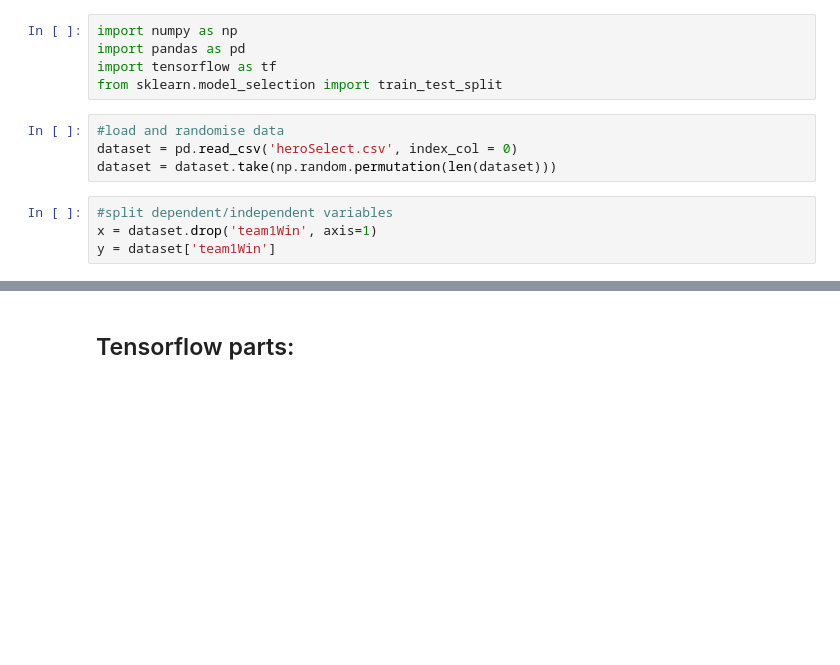
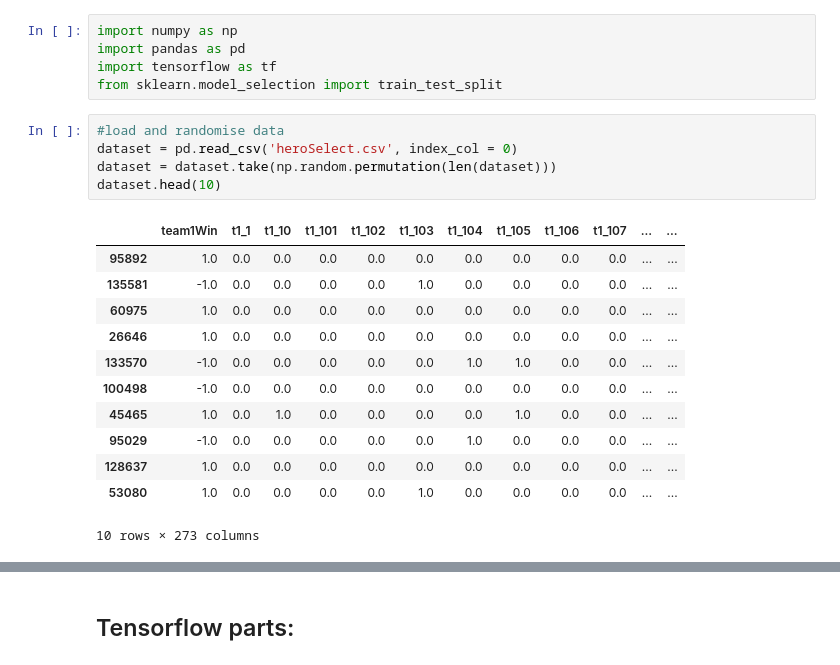
Before and after one commit to tim1234ltp/lol-predict, a Jupyter notebook: PredictByHero.ipynb, the cells around one changed output, grey strips where cells are left out. Drawn from its saved outputs; the diff is of its cells as text; blank space fills up the shorter version.

```diff
--- a/PredictByHero.ipynb
+++ b/PredictByHero.ipynb
@@ -10,11 +10,21 @@ from sklearn.model_selection import train_test_split
 # %%
 #load and randomise data
 dataset = pd.read_csv('heroSelect.csv', index_col = 0)
 dataset = dataset.take(np.random.permutation(len(dataset)))
+dataset.head(10)
+# %% [output]
+|  | team1Win | t1_1 | t1_10 | t1_101 | t1_102 | t1_103 | t1_104 | t1_105 | t1_106 | t1_107 | ... | ... |
+| 95892 | 1.0 | 0.0 | 0.0 | 0.0 | 0.0 | 0.0 | 0.0 | 0.0 | 0.0 | 0.0 | ... | ... |
+| 135581 | -1.0 | 0.0 | 0.0 | 0.0 | 0.0 | 1.0 | 0.0 | 0.0 | 0.0 | 0.0 | ... | ... |
+| 60975 | 1.0 | 0.0 | 0.0 | 0.0 | 0.0 | 0.0 | 0.0 | 0.0 | 0.0 | 0.0 | ... | ... |
+| 26646 | 1.0 | 0.0 | 0.0 | 0.0 | 0.0 | 0.0 | 0.0 | 0.0 | 0.0 | 0.0 | ... | ... |
+| 133570 | -1.0 | 0.0 | 0.0 | 0.0 | 0.0 | 0.0 | 1.0 | 1.0 | 0.0 | 0.0 | ... | ... |
+| 100498 | -1.0 | 0.0 | 0.0 | 0.0 | 0.0 | 0.0 | 0.0 | 0.0 | 0.0 | 0.0 | ... | ... |
+| 45465 | 1.0 | 0.0 | 1.0 | 0.0 | 0.0 | 0.0 | 0.0 | 1.0 | 0.0 | 0.0 | ... | ... |
+| 95029 | -1.0 | 0.0 | 0.0 | 0.0 | 0.0 | 0.0 | 1.0 | 0.0 | 0.0 | 0.0 | ... | ... |
+| 128637 | 1.0 | 0.0 | 0.0 | 0.0 | 0.0 | 0.0 | 0.0 | 0.0 | 0.0 | 0.0 | ... | ... |
+| 53080 | 1.0 | 0.0 | 0.0 | 0.0 | 0.0 | 1.0 | 0.0 | 0.0 | 0.0 | 0.0 | ... | ... |
+10 rows × 273 columns
-# %%
-#split dependent/independent variables
-x = dataset.drop('team1Win', axis=1)
-y = dataset['team1Win']
 # %%
 print('dataset', dataset.shape)
 dataset, validation = train_test_split(dataset, test_size = 0.1)
```
Also changed, not shown: parts of 9 cells of this notebook.
